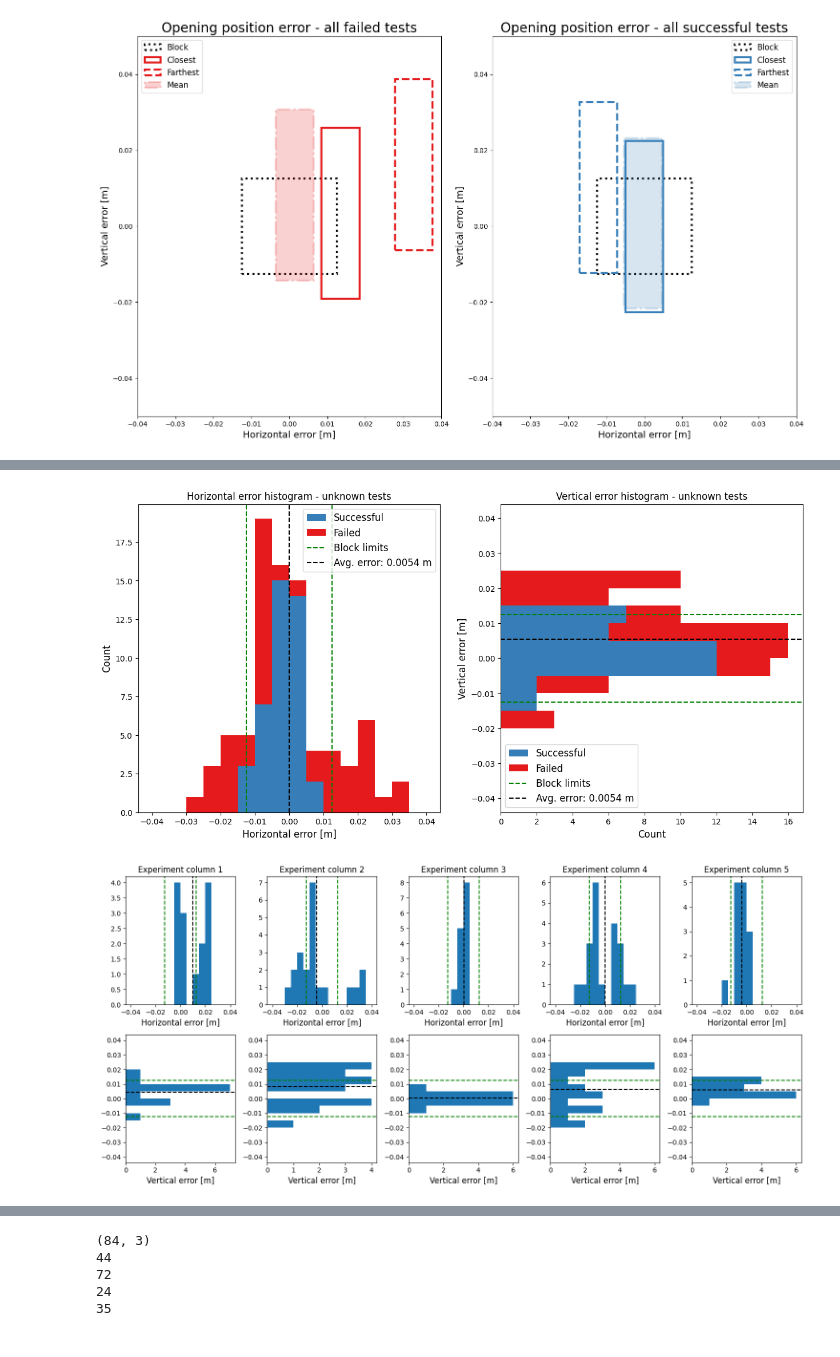
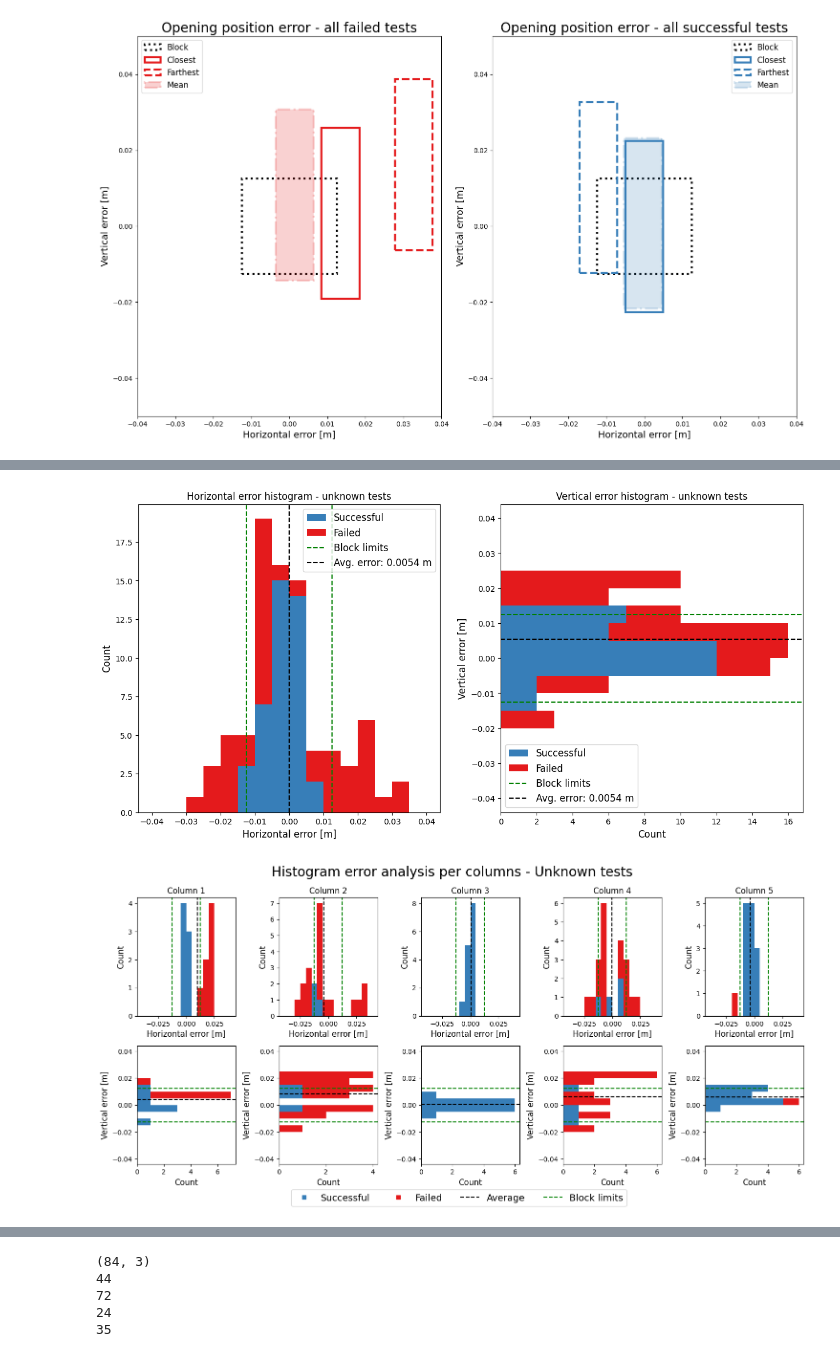
Before and after one commit to nicolas-duque/lerobot, a Jupyter notebook: lerobot/plots/eval_plots.ipynb, the cells around one changed output, grey strips where cells are left out. Drawn from its saved outputs; the diff is of its cells as text; code cells hidden in the pictures.

```diff
--- a/lerobot/plots/eval_plots.ipynb
+++ b/lerobot/plots/eval_plots.ipynb
@@ -1162,14 +1152,28 @@ axs_uea[1].set_xlabel("Count", fontsize=12)
 fig_uea_col, axs_uea_col = plt.subplots(2,5, figsize=(15, 7))
 cols = [[2,7],[0,5,10],[3,8],[1,6,11],[4,9]]
 
+su_re = succ_unknown.reshape(-1, 7)
+
+
 for i in range(5):
-    axs_uea_col[0,i].set_title("Experiment column " + str(i+1))
+    su_re_t = np.where(su_re[cols[i],:] == 1)  # Convert to binary mask
+    su_re_f = np.where(su_re[cols[i],:] == 0)  # Convert to binary mask
+
+    d_xy_u = d_xy_unknown[cols[i],:,:]
+
+    col_h = [d_xy_u[su_re_t[0],1,su_re_t[1]], d_xy_u[su_re_f[0],1,su_re_f[1]]] # Select the columns based on the mask
+    col_v = [d_xy_u[su_re_t[0],0,su_re_t[1]], d_xy_u[su_re_f[0],0,su_re_f[1]]] # Select the columns based on the mask
+
+
+    axs_uea_col[0,i].set_title("Column " + str(i+1))
     axs_uea_col[0,i].set_xlabel("Horizontal error [m]", fontsize=12)
-    axs_uea_col[1,i].set_xlabel("Vertical error [m]", fontsize=12)
+    axs_uea_col[0,i].set_ylabel("Count", fontsize=12)
+    axs_uea_col[1,i].set_ylabel("Vertical error [m]", fontsize=12)
+    axs_uea_col[1,i].set_xlabel("Count", fontsize=12)
     axs_uea_col[0,i].tick_params(labelsize=10)
     axs_uea_col[1,i].tick_params(labelsize=10)
-    axs_uea_col[0,i].hist(d_xy_unknown[cols[i],1,:].flatten(), bins=bins)
-    axs_uea_col[1,i].hist(d_xy_unknown[cols[i],0,:].flatten(), bins=bins, orientation='horizontal')
+    axs_uea_col[0,i].hist(col_h, bins=bins,label=['Successful','Failed'], color=[colors[1], colors[0]], stacked = True,)
+    axs_uea_col[1,i].hist(col_v, bins=bins,label=['Successful','Failed'], color=[colors[1], colors[0]], stacked = True, orientation='horizontal')
 
     avg_err_x_uea_col = np.mean(d_xy_unknown[cols[i],1,:].flatten())
     avg_err_y_uea_col = np.mean(d_xy_unknown[cols[i],0,:].flatten())
@@ -1182,6 +1186,13 @@ for i in range(5):
     axs_uea_col[1,i].axhline(-0.0125, color='green', linestyle='--')
     axs_uea_col[1,i].axhline(avg_err_y_uea_col, color='black', linestyle='--')
 
+success_marker = mlines.Line2D([], [], color=colors[1], marker='s', markersize=6, label='Successful', fillstyle='full', linestyle='None')
+unsuccess_marker = mlines.Line2D([], [], color=colors[0], marker='s', markersize=6, label='Failed', fillstyle='full', linestyle='None')
+average_marker = mlines.Line2D([], [], color='black', marker='None', markersize=6, label='Average', fillstyle='none', linestyle='--')
+limits_marker = mlines.Line2D([], [], color='green', marker='None', markersize=6, label='Block limits', fillstyle='none', linestyle='--')
+fig_uea_col.legend(handles=[success_marker, unsuccess_marker,average_marker, limits_marker], loc='lower right', bbox_to_anchor=(0.75,-0.05), fontsize=14, ncol=4)
+
+fig_uea_col.suptitle("Histogram error analysis per columns - Unknown tests", fontsize=20)
 fig_uea_col.tight_layout()
 
 ##### ROWS #####
@@ -1189,13 +1200,21 @@ fig_uea_row, axs_uea_row = plt.subplots(2,5, figsize=(15, 7))
 rows = [[0,1],[2,3,4],[5,6],[7,8,9],[10,11]]
 
 for i in range(5):
-    axs_uea_row[0,i].set_title("Experiment row " + str(i+1))
+    su_re_t = np.where(su_re[rows[i],:] == 1)  # Convert to binary mask
+    su_re_f = np.where(su_re[rows[i],:] == 0)  # Convert to binary mask
+
+    d_xy_u = d_xy_unknown[rows[i],:,:]
+
+    row_h = [d_xy_u[su_re_t[0],1,su_re_t[1]], d_xy_u[su_re_f[0],1,su_re_f[1]]] # Select the columns based on the mask
+    row_v = [d_xy_u[su_re_t[0],0,su_re_t[1]], d_xy_u[su_re_f[0],0,su_re_f[1]]] # Select the columns based on the mask
+
+    axs_uea_row[0,i].set_title("Row " + str(i+1))
     axs_uea_row[0,i].set_xlabel("Horizontal error [m]", fontsize=12)
     axs_uea_row[1,i].set_xlabel("Vertical error [m]", fontsize=12)
     axs_uea_row[0,i].tick_params(labelsize=10)
     axs_uea_row[1,i].tick_params(labelsize=10)
-    axs_uea_row[0,i].hist(d_xy_unknown[rows[i],1,:].flatten(), bins=bins)
-    axs_uea_row[1,i].hist(d_xy_unknown[rows[i],0,:].flatten(), bins=bins, orientation='horizontal')
+    axs_uea_row[0,i].hist(row_h, bins=bins,label=['Successful','Failed'], color=[colors[1], colors[0]], stacked = True)
+    axs_uea_row[1,i].hist(row_v, bins=bins, orientation='horizontal',label=['Successful','Failed'], color=[colors[1], colors[0]], stacked = True)
 
     avg_err_x_uea_row = np.mean(d_xy_unknown[rows[i],1,:].flatten())
     avg_err_y_uea_row = np.mean(d_xy_unknown[rows[i],0,:].flatten())
@@ -1208,6 +1227,13 @@ for i in range(5):
     axs_uea_row[1,i].axhline(-0.0125, color='green', linestyle='--')
     axs_uea_row[1,i].axhline(avg_err_y_uea_row, color='black', linestyle='--')
 
+success_marker = mlines.Line2D([], [], color=colors[1], marker='s', markersize=6, label='Successful', fillstyle='full', linestyle='None')
+unsuccess_marker = mlines.Line2D([], [], color=colors[0], marker='s', markersize=6, label='Failed', fillstyle='full', linestyle='None')
+average_marker = mlines.Line2D([], [], color='black', marker='None', markersize=6, label='Average', fillstyle='none', linestyle='--')
+limits_marker = mlines.Line2D([], [], color='green', marker='None', markersize=6, label='Block limits', fillstyle='none', linestyle='--')
+fig_uea_row.legend(handles=[success_marker, unsuccess_marker,average_marker, limits_marker], loc='lower right', bbox_to_anchor=(0.75,-0.05), fontsize=14, ncol=4)
+
+fig_uea_row.suptitle("Histogram error analysis per rows - Unknown tests", fontsize=20)
 fig_uea_row.tight_layout()
 
 fig_uea_scatter, axs_uea_scatter = plt.subplots(1, 1, figsize=(12, 10))
@@ -1221,8 +1247,8 @@ axs_uea_scatter.scatter(d_xy_reshape[succ_unknown == 0,1], d_xy_reshape[succ_unk
 axs_uea_scatter.scatter(d_xy_reshape[succ_unknown == 1,1], d_xy_reshape[succ_unknown ==1,0], color=colors[1], s = 30)
 axs_uea_scatter.scatter(avg_err_x_unknown, avg_err_y_unknown, marker='X', s=200, color='white', edgecolors= 'black', label='Average Error: '+str(avg_err_unknown) + ' m')
 
-axs_uea_scatter.scatter(avg_err_x_succ_unknown, avg_err_y_succ_unknown, marker='X', s=200, color=colors[1], edgecolors= 'black' ,label='Average Error success: '+str(avg_err_succ_unknown) + ' m')
-axs_uea_scatter.scatter(avg_err_x_failed_unknown, avg_err_y_failed_unknown, marker='X', s=200, color=colors[0], edgecolors= 'black', label='Average Error, failure: '+str(avg_err_failed_unknown) + ' m')
+axs_uea_scatter.scatter(avg_err_x_succ_unknown, avg_err_y_succ_unknown, marker='X', s=200, color=colors[1], edgecolors= 'black' ,label='Average error success: '+str(avg_err_succ_unknown) + ' m')
+axs_uea_scatter.scatter(avg_err_x_failed_unknown, avg_err_y_failed_unknown, marker='X', s=200, color=colors[0], edgecolors= 'black', label='Average error failure: '+str(avg_err_failed_unknown) + ' m')
 
 axs_uea_scatter.legend(fontsize = 12)
 axs_uea_scatter.set_title("2D error scatter - unknown tests",fontsize=20)
@@ -1232,4 +1258,48 @@ axs_uea_scatter.set_xlim(-0.035, 0.035)
 axs_uea_scatter.set_ylim(-0.025, 0.025)
 
 axs_uea_scatter.set_aspect('equal')
+
+
+### Counting by quadrants
+q1_u = np.where((d_xy_reshape[:, 1] > 0) & (d_xy_reshape[:, 0] > 0))
+q2_u = np.where((d_xy_reshape[:, 1] < 0) & (d_xy_reshape[:, 0] > 0))
+
+total_q1_u = np.sum((d_xy_reshape[:, 1] > 0) & (d_xy_reshape[:, 0] > 0))
+total_q2_u = np.sum((d_xy_reshape[:, 1] < 0) & (d_xy_reshape[:, 0] > 0))
+total_q3_u = np.sum((d_xy_reshape[:, 1] < 0) & (d_xy_reshape[:, 0] < 0))
+total_q4_u = np.sum((d_xy_reshape[:, 1] > 0) & (d_xy_reshape[:, 0] < 0))
+total_q1_std_u = np.std((d_xy_reshape[q1_u,1]))
+total_q2_std_u = np.std((d_xy_reshape[q2_u,1]))
+total_q3_std_u = np.std((d_xy_reshape[:, 1] < 0) & (d_xy_reshape[:, 0] < 0))
+total_q4_std_u = np.std((d_xy_reshape[:, 1] > 0) & (d_xy_reshape[:, 0] < 0))
+
+success_q1_u = np.sum((d_xy_reshape[succ_unknown==1, 1] > 0) & (d_xy_reshape[succ_unknown==1, 0] > 0))
+success_q2_u = np.sum((d_xy_reshape[succ_unknown==1, 1] < 0) & (d_xy_reshape[succ_unknown==1, 0] > 0))
+success_q3_u = np.sum((d_xy_reshape[succ_unknown==1, 1] < 0) & (d_xy_reshape[succ_unknown==1, 0] < 0))
+success_q4_u = np.sum((d_xy_reshape[succ_unknown==1, 1] > 0) & (d_xy_reshape[succ_unknown==1, 0] < 0))
+success_q1_std_u = np.std((d_xy_reshape[succ_unknown==1, 1] > 0) & (d_xy_reshape[succ_unknown==1, 0] > 0))
+success_q2_std_u = np.std((d_xy_reshape[succ_unknown==1, 1] < 0) & (d_xy_reshape[succ_unknown==1, 0] > 0))
+success_q3_std_u = np.std((d_xy_reshape[succ_unknown==1, 1] < 0) & (d_xy_reshape[succ_unknown==1, 0] < 0))
+success_q4_std_u = np.std((d_xy_reshape[succ_unknown==1, 1] > 0) & (d_xy_reshape[succ_unknown==1, 0] < 0))
+
+failed_q1_u = np.sum((d_xy_reshape[succ_unknown==0, 1] > 0) & (d_xy_reshape[succ_unknown==0, 0] > 0))
+failed_q2_u = np.sum((d_xy_reshape[succ_unknown==0, 1] < 0) & (d_xy_reshape[succ_unknown==0, 0] > 0))
+failed_q3_u = np.sum((d_xy_reshape[succ_unknown==0, 1] < 0) & (d_xy_reshape[succ_unknown==0, 0] < 0))
+failed_q4_u = np.sum((d_xy_reshape[succ_unknown==0, 1] > 0) & (d_xy_reshape[succ_unknown==0, 0] < 0))
+failed_q1_std_u = np.std((d_xy_reshape[succ_unknown==0, 1] > 0) & (d_xy_reshape[succ_unknown==0, 0] > 0))
+failed_q2_std_u = np.std((d_xy_reshape[succ_unknown==0, 1] < 0) & (d_xy_reshape[succ_unknown==0, 0] > 0))
+failed_q3_std_u = np.std((d_xy_reshape[succ_unknown==0, 1] < 0) & (d_xy_reshape[succ_unknown==0, 0] < 0))
+failed_q4_std_u = np.std((d_xy_reshape[succ_unknown==0, 1] > 0) & (d_xy_reshape[succ_unknown==0, 0] < 0))
+
+
+data = {
+    "Quadrant": ["Q1 (-x,+y)", "Q2 (+x,+y)", "Q3 (-x,-y)", "Q4 (+x,-y)"],
+    "Total": [total_q1_u, total_q2_u, total_q3_u, total_q4_u],
+    "Success": [success_q1_u, success_q2_u, success_q3_u, success_q4_u],
+    "Failed": [failed_q1_u, failed_q2_u, failed_q3_u, failed_q4_u]
+}
+df_quadrants = pd.DataFrame(data)
+print(df_quadrants.to_string(index=False))
+
+print("Standard deviation of total quadrants: ", total_q1_std_u, total_q2_std_u, total_q3_std_u, total_q4_std_u)
 # %% [output]
@@ -1236,2 +1312,2 @@ axs_uea_scatter.set_aspect('equal')
 [figure]
-[figure, old version]
+[figure, new version]
```
Also changed, not shown: parts of 4 cells of this notebook.
